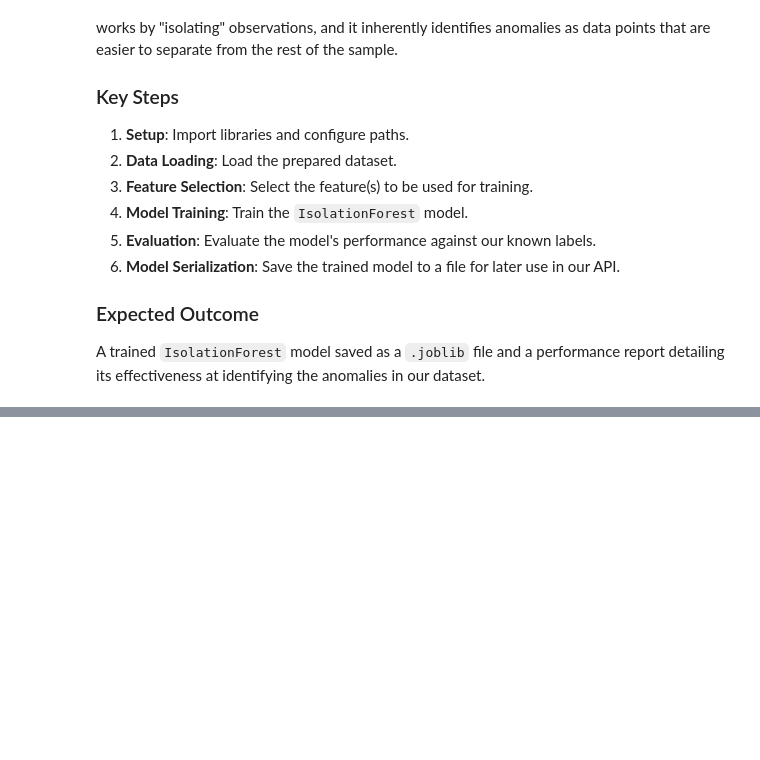
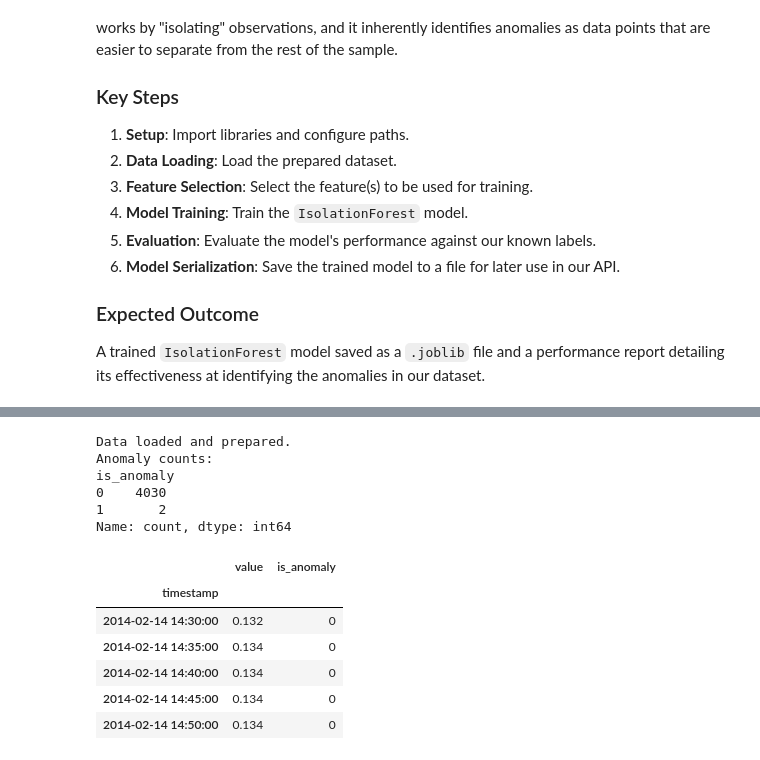
Before and after one commit to Gomes-Gustavo/real-time-anomaly-detection, a Jupyter notebook: notebooks/02-Baseline-Model-Training.ipynb, the cells around one changed output, grey strips where cells are left out. Cells and saved outputs as stored; diff of their text form; code cells hidden in the pictures; blank space fills up the shorter version.

```diff
--- a/notebooks/02-Baseline-Model-Training.ipynb
+++ b/notebooks/02-Baseline-Model-Training.ipynb
@@ -48,0 +55,33 @@ print("Configuration completed")
+# %%
+# Load the dataset
+df = pd.read_csv(data_path, parse_dates=['timestamp'], index_col='timestamp')
+
+# Load the labels JSON
+with open(label_path, 'r') as f:
+    labels = json.load(f)
+
+# Integrate labels into the DataFrame
+anomaly_timestamp_strings = labels.get(DATASET_NAME, [])
+anomaly_datetimes = pd.to_datetime(anomaly_timestamp_strings)
+df['is_anomaly'] = 0
+anomalies_in_df_index = df.index.intersection(anomaly_datetimes)
+df.loc[anomalies_in_df_index, 'is_anomaly'] = 1
+
+print("Data loaded and prepared.")
+print("Anomaly counts:")
+print(df['is_anomaly'].value_counts())
+display(df.head())
+# %% [output]
+Data loaded and prepared.
+Anomaly counts:
+is_anomaly
+0    4030
+1       2
+Name: count, dtype: int64
+|  | value | is_anomaly |
+| timestamp |  |  |
+| 2014-02-14 14:30:00 | 0.132 | 0 |
+| 2014-02-14 14:35:00 | 0.134 | 0 |
+| 2014-02-14 14:40:00 | 0.134 | 0 |
+| 2014-02-14 14:45:00 | 0.134 | 0 |
+| 2014-02-14 14:50:00 | 0.134 | 0 |
```
Also changed, not shown: parts of 13 cells of this notebook.
